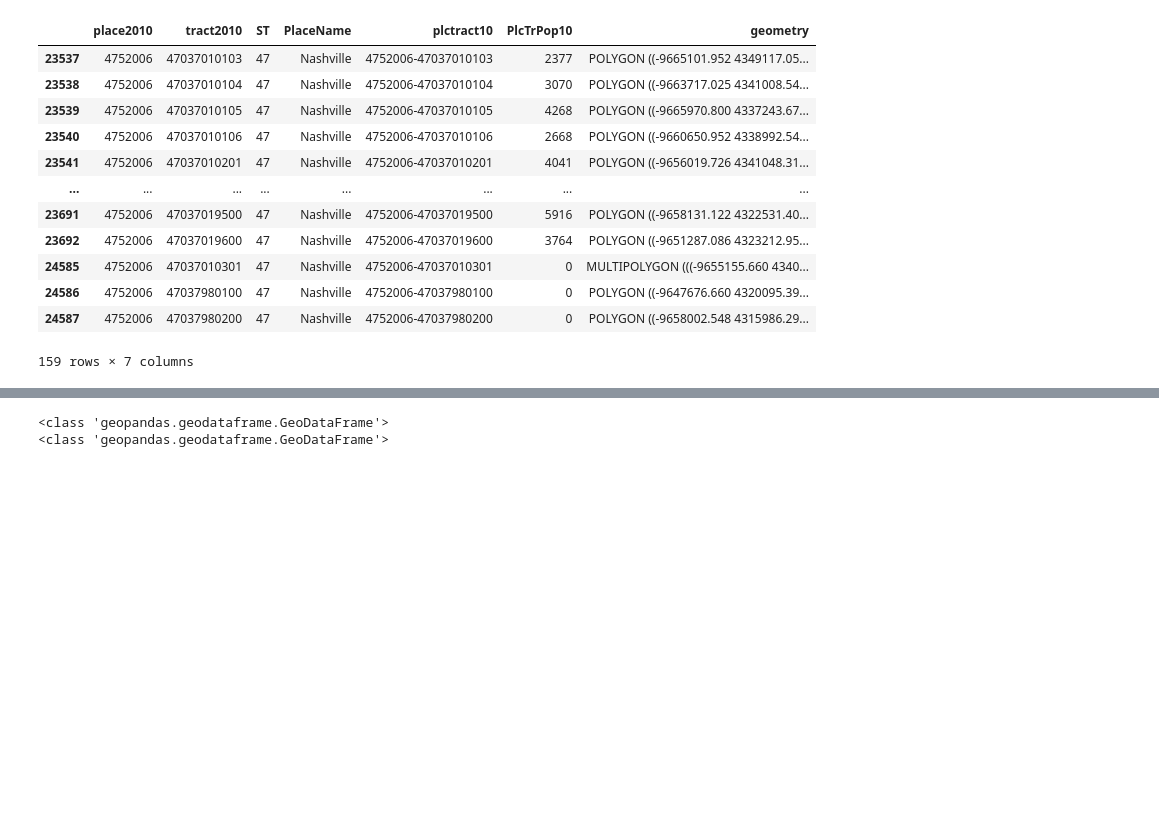
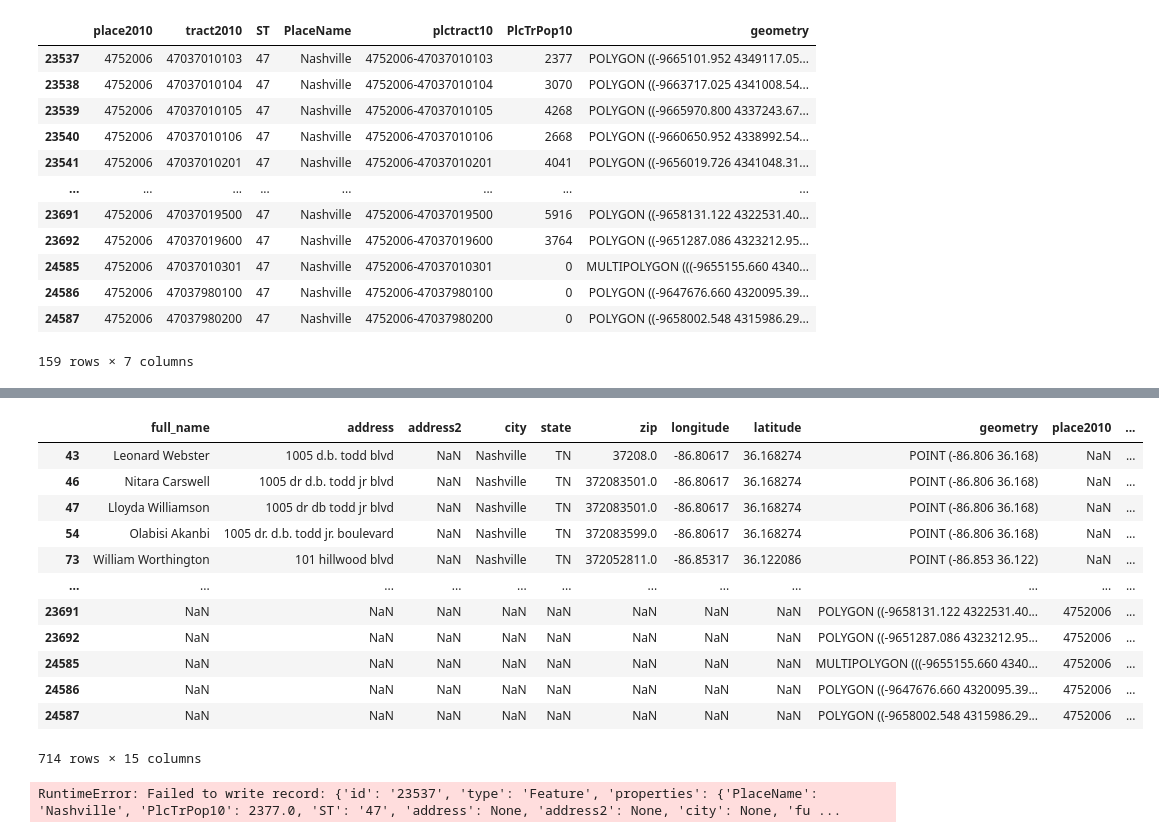
Before and after one commit to landrybutler/da2capstone, a Jupyter notebook: notebooks/02-Spatial Join Locations and City Shapefile.ipynb, the cells around one changed output, grey strips where cells are left out. Saved outputs shown, nothing was run; the diff lists cells and outputs as text; code cells hidden in the pictures; blank space fills up the shorter version.

```diff
--- a/notebooks/02-Spatial Join Locations and City Shapefile.ipynb
+++ b/notebooks/02-Spatial Join Locations and City Shapefile.ipynb
@@ -180,13 +281,25 @@ result
+# %%
+# try concat
+result = pd.concat([all_providers_geo, census_tracts])
+
+result
+# %% [output]
+|  | full_name | address | address2 | city | state | zip | longitude | latitude | geometry | place2010 | ... |
+| 43 | Leonard Webster | 1005 d.b. todd blvd | NaN | Nashville | TN | 37208.0 | -86.80617 | 36.168274 | POINT (-86.806 36.168) | NaN | ... |
+| 46 | Nitara Carswell | 1005 dr d.b. todd jr blvd | NaN | Nashville | TN | 372083501.0 | -86.80617 | 36.168274 | POINT (-86.806 36.168) | NaN | ... |
+| 47 | Lloyda Williamson | 1005 dr db todd jr blvd | NaN | Nashville | TN | 372083501.0 | -86.80617 | 36.168274 | POINT (-86.806 36.168) | NaN | ... |
+| 54 | Olabisi Akanbi | 1005 dr. d.b. todd jr. boulevard | NaN | Nashville | TN | 372083599.0 | -86.80617 | 36.168274 | POINT (-86.806 36.168) | NaN | ... |
+| 73 | William Worthington | 101 hillwood blvd | NaN | Nashville | TN | 372052811.0 | -86.85317 | 36.122086 | POINT (-86.853 36.122) | NaN | ... |
+| ... | ... | ... | ... | ... | ... | ... | ... | ... | ... | ... | ... |
+| 23691 | NaN | NaN | NaN | NaN | NaN | NaN | NaN | NaN | POLYGON ((-9658131.122 4322531.40... | 4752006 | ... |
+| 23692 | NaN | NaN | NaN | NaN | NaN | NaN | NaN | NaN | POLYGON ((-9651287.086 4323212.95... | 4752006 | ... |
+| 24585 | NaN | NaN | NaN | NaN | NaN | NaN | NaN | NaN | MULTIPOLYGON (((-9655155.660 4340... | 4752006 | ... |
+| 24586 | NaN | NaN | NaN | NaN | NaN | NaN | NaN | NaN | POLYGON ((-9647676.660 4320095.39... | 4752006 | ... |
+| 24587 | NaN | NaN | NaN | NaN | NaN | NaN | NaN | NaN | POLYGON ((-9658002.548 4315986.29... | 4752006 | ... |
+714 rows × 15 columns
 # %%
 # save new dataframes
-print(type(all_providers_geo))
-print(type(census_tracts))
-
-
-# result.to_file('../data/clean/test.shp')
-# countries_gdf.to_file("countries.shp")
-# # countries_gdf.to_file("countries.geojson", driver='GeoJSON')
-# result.to_file("../data/clean/test.geojson", driver='GeoJSON')
+# result.to_file("../data/location/all_providers_tracts.geojson", driver='GeoJSON')
+result.to_file("../data/location/all_providers_tracts.shp")
 # %% [output]
-<class 'geopandas.geodataframe.GeoDataFrame'>
-<class 'geopandas.geodataframe.GeoDataFrame'>
+RuntimeError: Failed to write record: {'id': '23537', 'type': 'Feature', 'properties': {'PlaceName': 'Nashville', 'PlcTrPop10': 2377.0, 'ST': '47', 'address': None, 'address2': None, 'city': None, 'fu ...
```
Also changed, not shown: parts of 13 cells of this notebook, 1 other file.
